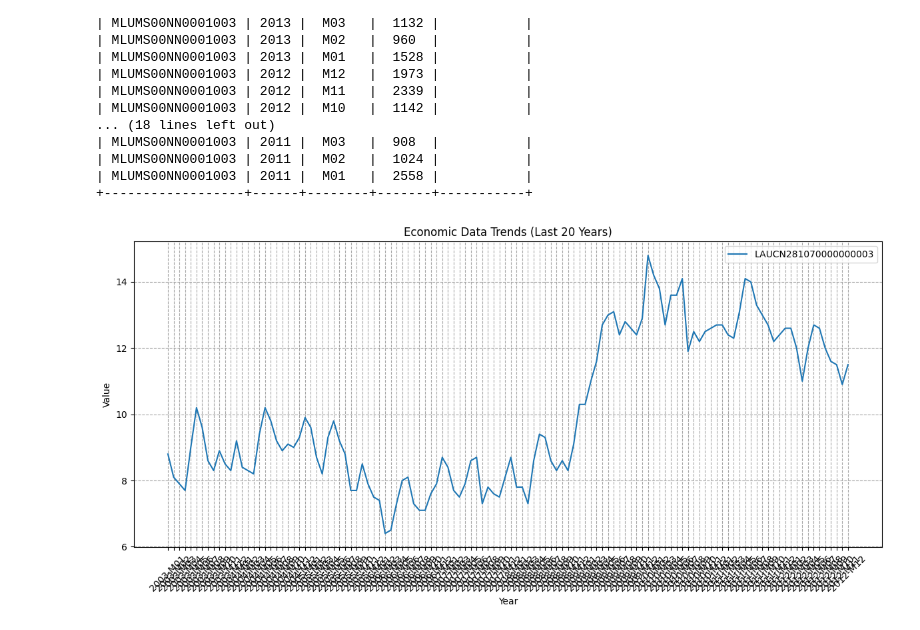
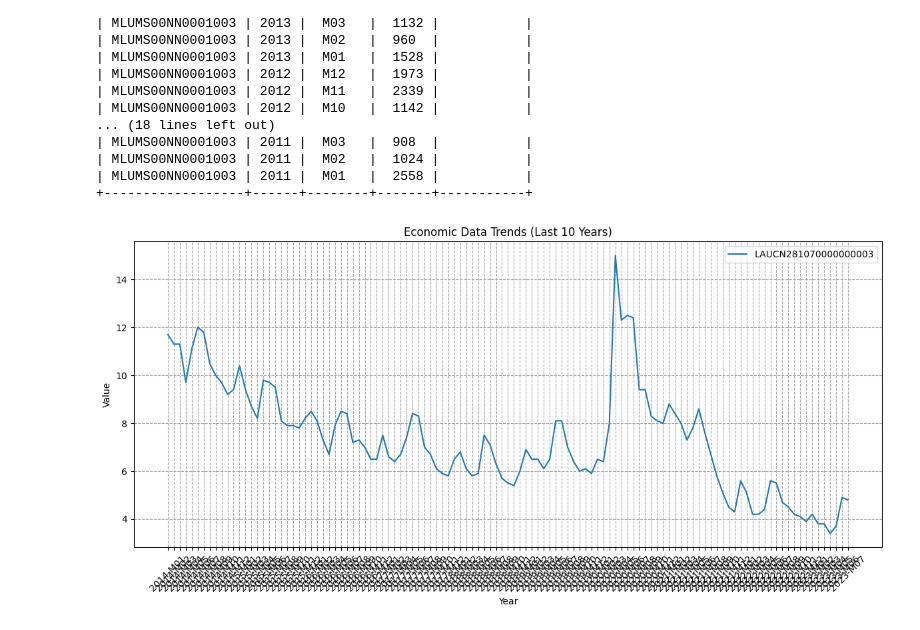
Before and after one commit to luisgdelafuente/google-trends, a Jupyter notebook: USBLS.ipynb, the cells around one changed output. Cells and saved outputs as stored; diff of their text form; code cells hidden in the pictures.

```diff
--- a/USBLS.ipynb
+++ b/USBLS.ipynb
@@ -112,6 +112,8 @@ Table for Series ID: MLUMS00NN0001003
 | MLUMS00NN0001003 | 2011 |  M01   |  2558 |           |
 +------------------+------+--------+-------+-----------+
 # %%
+# Local Area Unemployment Statistics
+
 import requests
 import json
 import prettytable
@@ -120,7 +122,7 @@ import pandas as pd
 
 # Define API request data
 headers = {'Content-type': 'application/json'}
-data = json.dumps({"seriesid": ['LAUCN281070000000003'], "startyear": "2003", "endyear": "2024"})
+data = json.dumps({"seriesid": ['LAUCN281070000000003'], "startyear": "2014", "endyear": "2023"})
 
 # Make an API request
 response = requests.post('https://api.bls.gov/publicAPI/v2/timeseries/data/', data=data, headers=headers)
@@ -128,32 +130,32 @@ json_data = json.loads(response.text)
 
 # Prepare data for plotting
 data_dict = {}
 for series in json_data['Results']['series']:
     series_id = series['seriesID']
     for item in series['data']:
         year = int(item['year'])
         period = item['period']
         value = float(item['value'])
         date = f"{year}-{period}"
         if date not in data_dict:
             data_dict[date] = {}
         data_dict[date][series_id] = value
 
 # Create a DataFrame from the data
 df = pd.DataFrame.from_dict(data_dict, orient='index')
 
 # Plot the data
 plt.figure(figsize=(12, 6))
 for series_id in df.columns:
     plt.plot(df.index, df[series_id], label=series_id)
 
-plt.title('Economic Data Trends (Last 20 Years)')
+plt.title('Economic Data Trends (Last 10 Years)')
 plt.xlabel('Year')
 plt.ylabel('Value')
 plt.legend()
 plt.grid(True, which="both", ls="--", c='0.65')
 plt.xticks(rotation=45)
 plt.tight_layout()
 plt.show()
 # %% [output]
-[figure, old version]
+[figure, new version]
```
